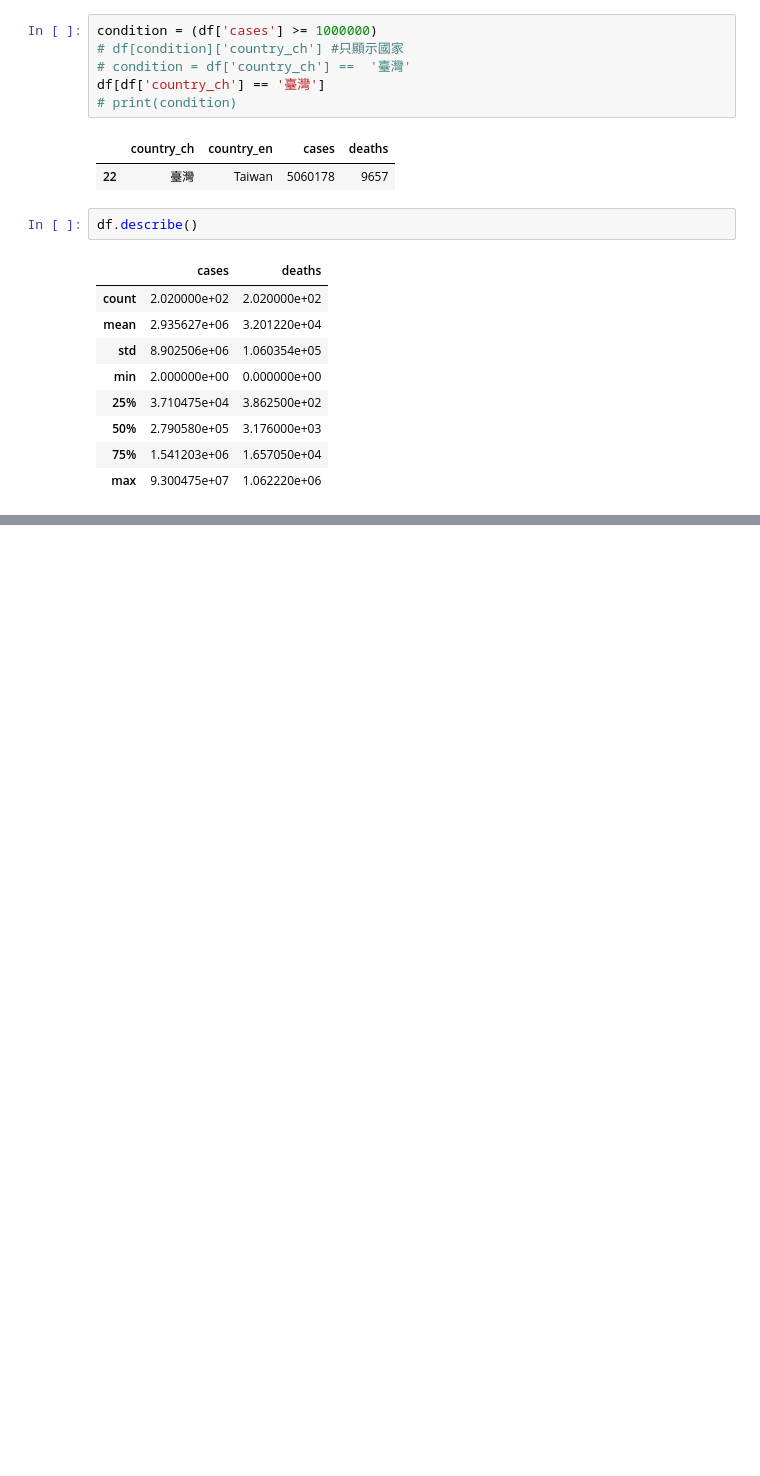
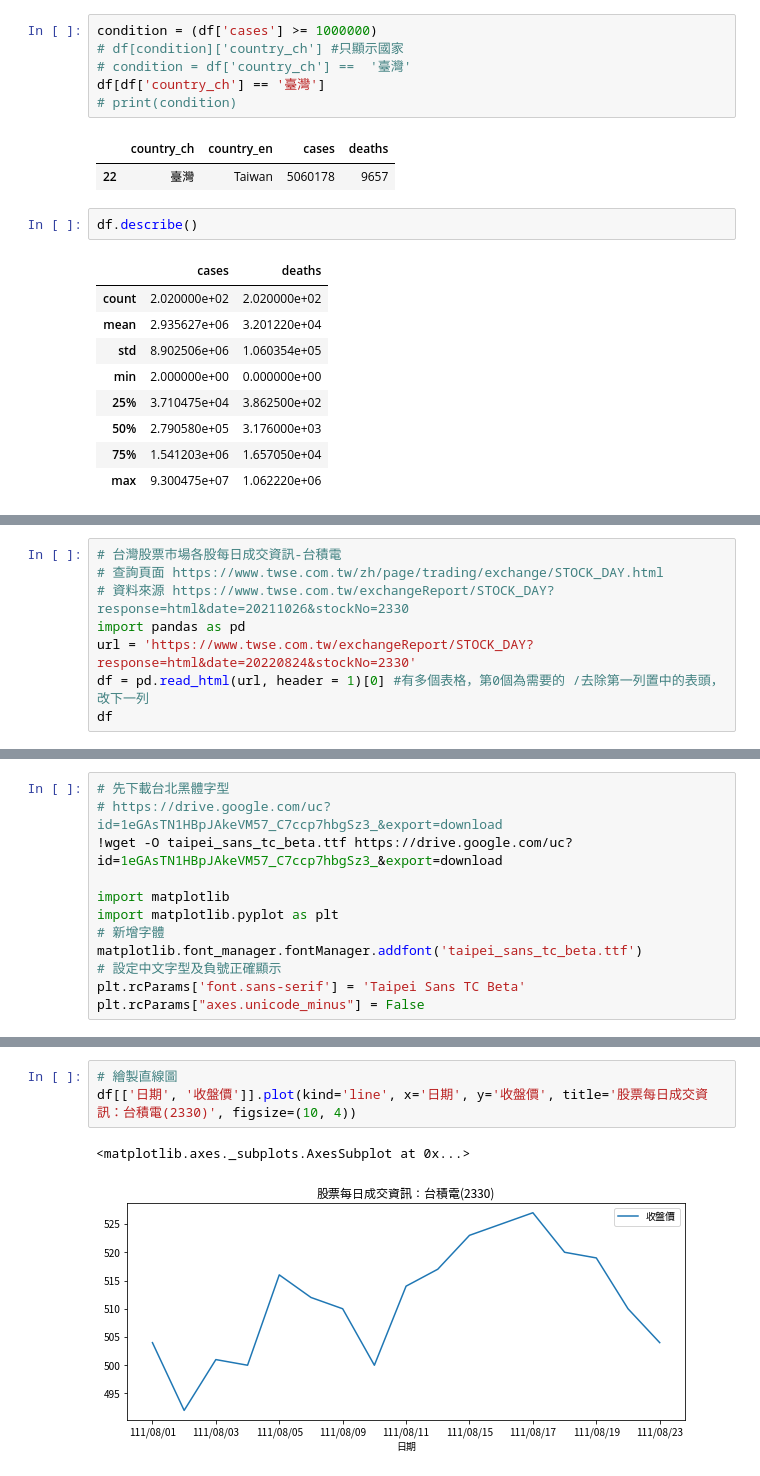
Before and after one commit to ss1111119/Myfirstproject, a Jupyter notebook: 20220823.ipynb, the cells around one changed output, grey strips where cells are left out. Saved outputs shown, nothing was run; the diff lists cells and outputs as text; blank space fills up the shorter version.

```diff
--- a/20220823.ipynb
+++ b/20220823.ipynb
@@ -272,0 +412,8 @@ df
+# %%
+# 台灣股票市場各股每日成交資訊-台積電
+# 查詢頁面 https://www.twse.com.tw/zh/page/trading/exchange/STOCK_DAY.html
+# 資料來源 https://www.twse.com.tw/exchangeReport/STOCK_DAY?response=html&date=20211026&stockNo=2330
+import pandas as pd
+url = 'https://www.twse.com.tw/exchangeReport/STOCK_DAY?response=html&date=20220824&stockNo=2330'
+df = pd.read_html(url, header = 1)[0] #有多個表格，第0個為需要的 /去除第一列置中的表頭，改下一列
+df
@@ -272,0 +439,12 @@ df
+# %%
+# 先下載台北黑體字型
+# https://drive.google.com/uc?id=1eGAsTN1HBpJAkeVM57_C7ccp7hbgSz3_&export=download
+!wget -O taipei_sans_tc_beta.ttf https://drive.google.com/uc?id=1eGAsTN1HBpJAkeVM57_C7ccp7hbgSz3_&export=download
+
+import matplotlib
+import matplotlib.pyplot as plt
+# 新增字體
+matplotlib.font_manager.fontManager.addfont('taipei_sans_tc_beta.ttf')
+# 設定中文字型及負號正確顯示
+plt.rcParams['font.sans-serif'] = 'Taipei Sans TC Beta'
+plt.rcParams["axes.unicode_minus"] = False
@@ -272,0 +468,6 @@ df
+# %%
+# 繪製直線圖
+df[['日期', '收盤價']].plot(kind='line', x='日期', y='收盤價', title='股票每日成交資訊：台積電(2330)', figsize=(10, 4))
+# %% [output]
+<matplotlib.axes._subplots.AxesSubplot at 0x...>
+[figure, added]
```
Also changed, not shown: parts of 15 cells of this notebook.
